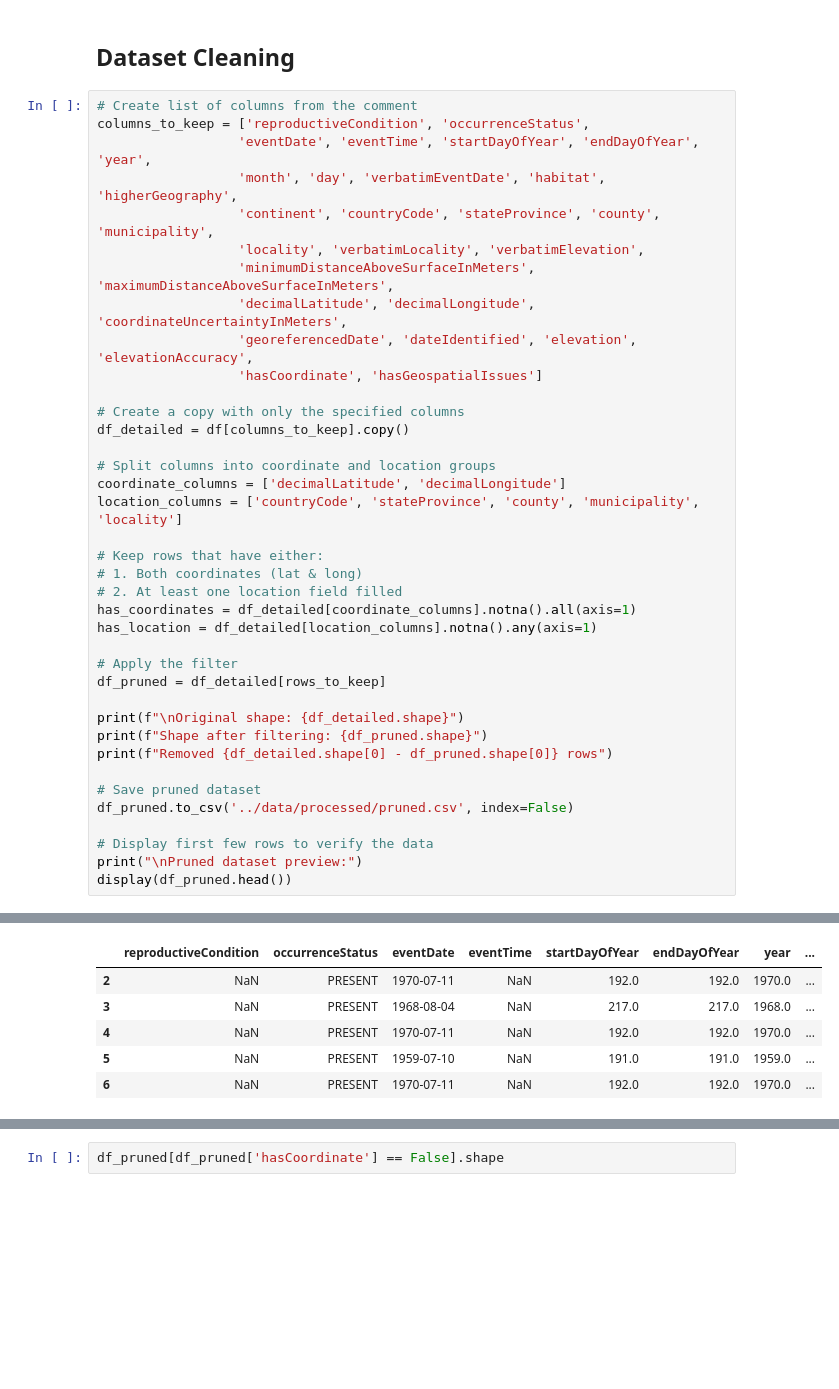
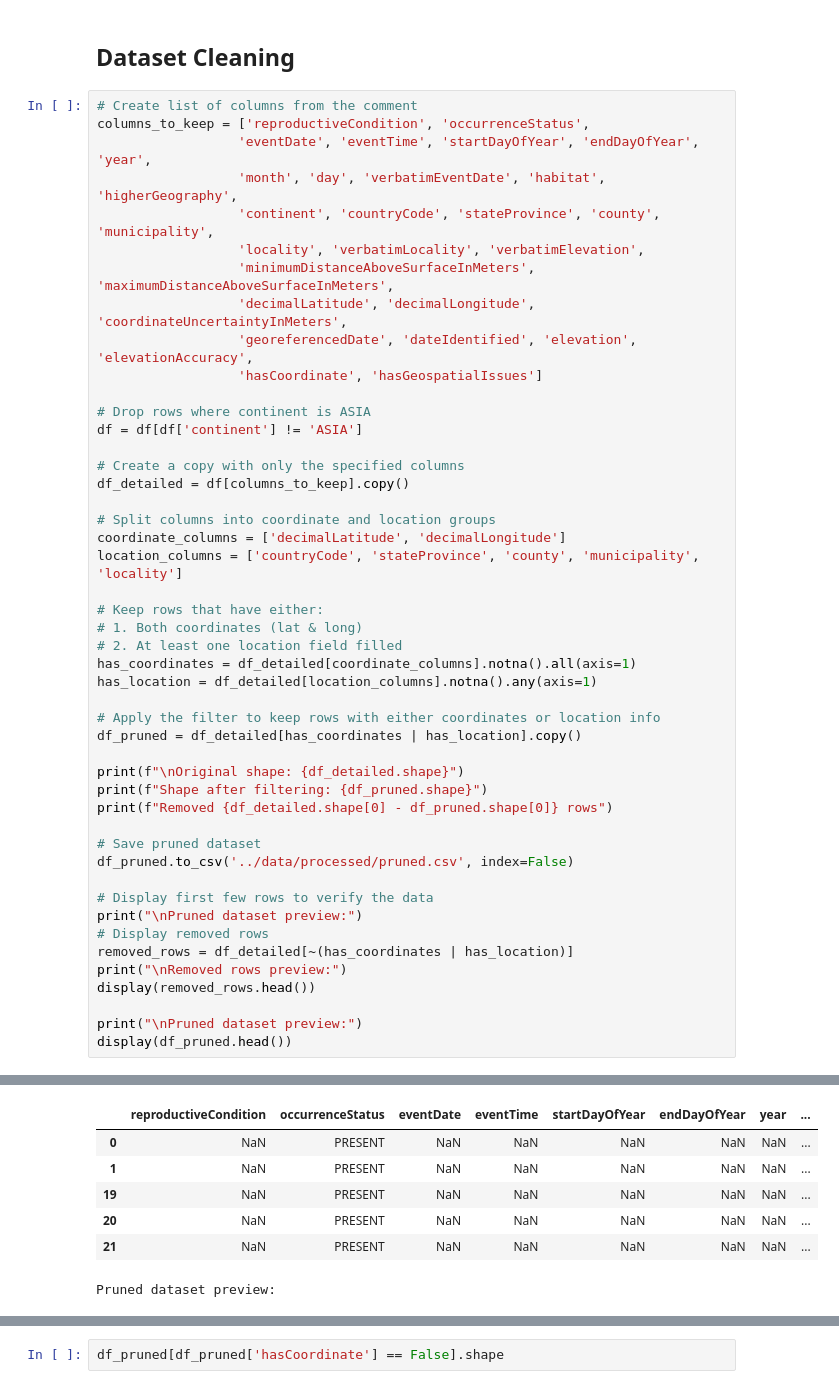
Before and after one commit to BOYSABIO/Huckleberry-Habitat-Suitability-Model, a Jupyter notebook: notebooks/Huckleberry.ipynb, the cells around one changed output, grey strips where cells are left out. Saved outputs shown, nothing was run; the diff lists cells and outputs as text; blank space fills up the shorter version.

```diff
--- a/notebooks/Huckleberry.ipynb
+++ b/notebooks/Huckleberry.ipynb
@@ -28,6 +51,9 @@ columns_to_keep = ['reproductiveCondition', 'occurrenceStatus',
                   'decimalLatitude', 'decimalLongitude', 'coordinateUncertaintyInMeters',
                   'georeferencedDate', 'dateIdentified', 'elevation', 'elevationAccuracy',
                   'hasCoordinate', 'hasGeospatialIssues']
+
+# Drop rows where continent is ASIA
+df = df[df['continent'] != 'ASIA']
 
 # Create a copy with only the specified columns
 df_detailed = df[columns_to_keep].copy()
@@ -42,8 +68,8 @@ location_columns = ['countryCode', 'stateProvince', 'county', 'municipality', 'l
 has_coordinates = df_detailed[coordinate_columns].notna().all(axis=1)
 has_location = df_detailed[location_columns].notna().any(axis=1)
 
-# Apply the filter
-df_pruned = df_detailed[rows_to_keep]
+# Apply the filter to keep rows with either coordinates or location info
+df_pruned = df_detailed[has_coordinates | has_location].copy()
 
 print(f"\nOriginal shape: {df_detailed.shape}")
 print(f"Shape after filtering: {df_pruned.shape}")
@@ -54,5 +80,11 @@ df_pruned.to_csv('../data/processed/pruned.csv', index=False)
 
 # Display first few rows to verify the data
 print("\nPruned dataset preview:")
+# Display removed rows
+removed_rows = df_detailed[~(has_coordinates | has_location)]
+print("\nRemoved rows preview:")
+display(removed_rows.head())
+
+print("\nPruned dataset preview:")
 display(df_pruned.head())
 # %% [output]
@@ -64,6 +98,7 @@ Pruned dataset preview:
 |  | reproductiveCondition | occurrenceStatus | eventDate | eventTime | startDayOfYear | endDayOfYear | year | ... |
-| 2 | NaN | PRESENT | 1970-07-11 | NaN | 192.0 | 192.0 | 1970.0 | ... |
-| 3 | NaN | PRESENT | 1968-08-04 | NaN | 217.0 | 217.0 | 1968.0 | ... |
-| 4 | NaN | PRESENT | 1970-07-11 | NaN | 192.0 | 192.0 | 1970.0 | ... |
-| 5 | NaN | PRESENT | 1959-07-10 | NaN | 191.0 | 191.0 | 1959.0 | ... |
-| 6 | NaN | PRESENT | 1970-07-11 | NaN | 192.0 | 192.0 | 1970.0 | ... |
+| 0 | NaN | PRESENT | NaN | NaN | NaN | NaN | NaN | ... |
+| 1 | NaN | PRESENT | NaN | NaN | NaN | NaN | NaN | ... |
+| 19 | NaN | PRESENT | NaN | NaN | NaN | NaN | NaN | ... |
+| 20 | NaN | PRESENT | NaN | NaN | NaN | NaN | NaN | ... |
+| 21 | NaN | PRESENT | NaN | NaN | NaN | NaN | NaN | ... |
+Pruned dataset preview:
```
Also changed, not shown: parts of 14 cells of this notebook, 3 other files.
